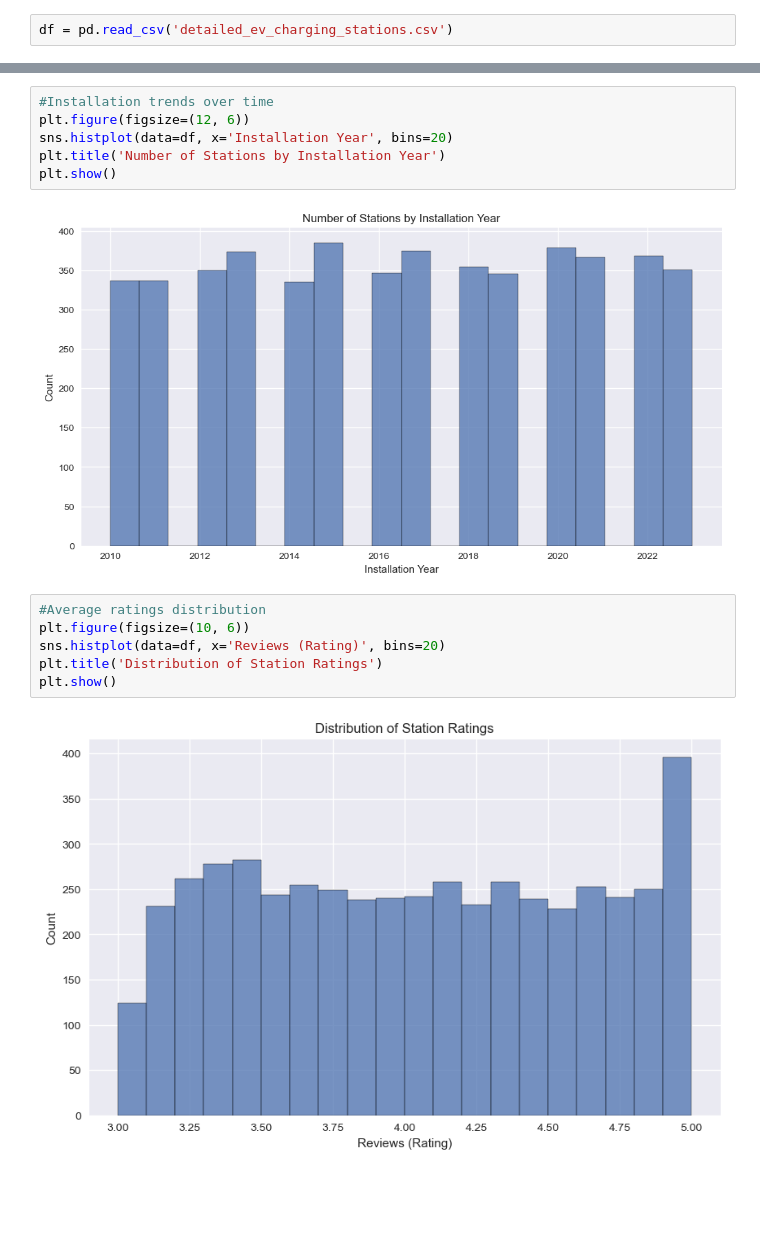
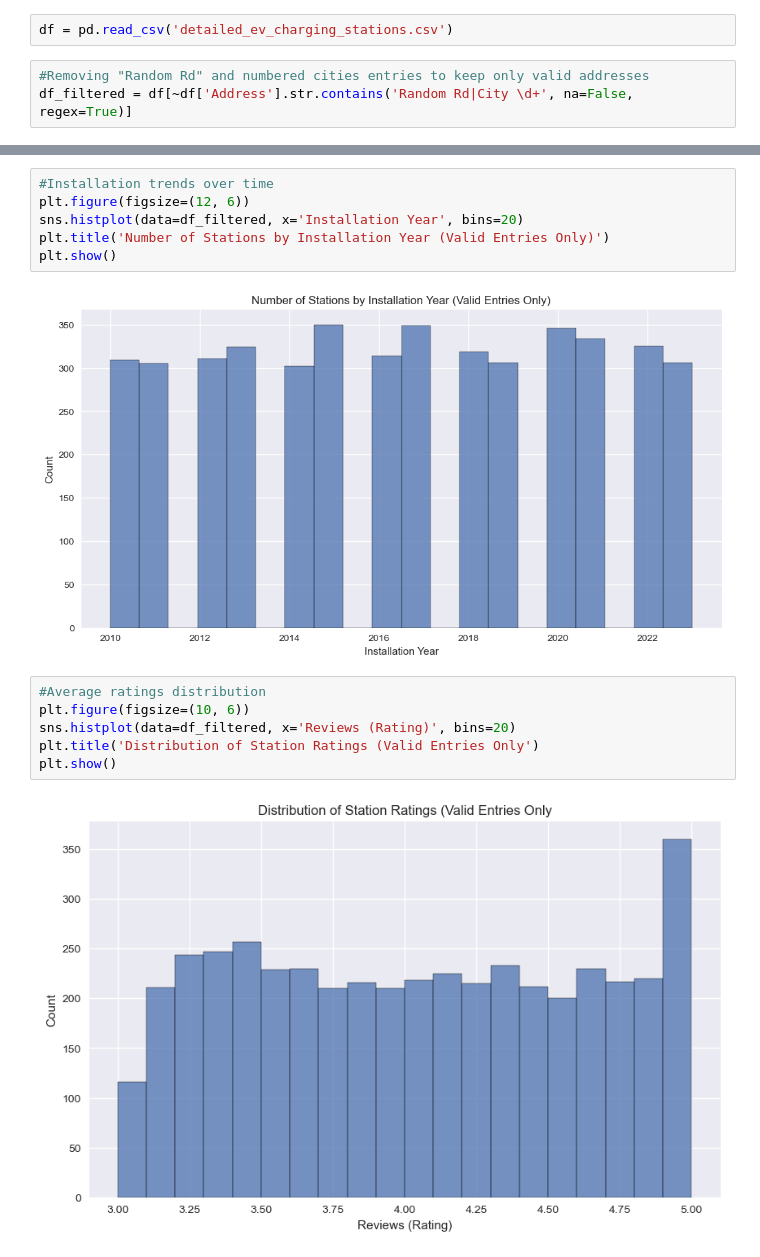
Before and after one commit to brennanlmorris/EV_infrastructure, a Jupyter notebook: EV_infrastructure.ipynb, the cells around one changed output, grey strips where cells are left out. Drawn from its saved outputs; the diff is of its cells as text; blank space fills up the shorter version.

```diff
--- a/EV_infrastructure.ipynb
+++ b/EV_infrastructure.ipynb
@@ -23,5 +23,8 @@ warnings.filterwarnings('ignore')
 plt.style.use('seaborn-v0_8')
 # %%
 df = pd.read_csv('detailed_ev_charging_stations.csv')
+# %%
+#Removing "Random Rd" and numbered cities entries to keep only valid addresses
+df_filtered = df[~df['Address'].str.contains('Random Rd|City \d+', na=False, regex=True)]
 # %%
 #Basic information
@@ -192,19 +195,19 @@ Tesla                                  54.05
 # %%
 #Installation trends over time
 plt.figure(figsize=(12, 6))
-sns.histplot(data=df, x='Installation Year', bins=20)
-plt.title('Number of Stations by Installation Year')
+sns.histplot(data=df_filtered, x='Installation Year', bins=20)
+plt.title('Number of Stations by Installation Year (Valid Entries Only)')
 plt.show()
 # %% [output]
-[figure, old version]
+[figure, new version]
 # %%
 #Average ratings distribution
 plt.figure(figsize=(10, 6))
-sns.histplot(data=df, x='Reviews (Rating)', bins=20)
-plt.title('Distribution of Station Ratings')
+sns.histplot(data=df_filtered, x='Reviews (Rating)', bins=20)
+plt.title('Distribution of Station Ratings (Valid Entries Only')
 plt.show()
 # %% [output]
-[figure, old version]
+[figure, new version]
 # %%
 def is_valid_location(row, verbose=False):
     """
```
Also changed, not shown: parts of 10 cells of this notebook.
